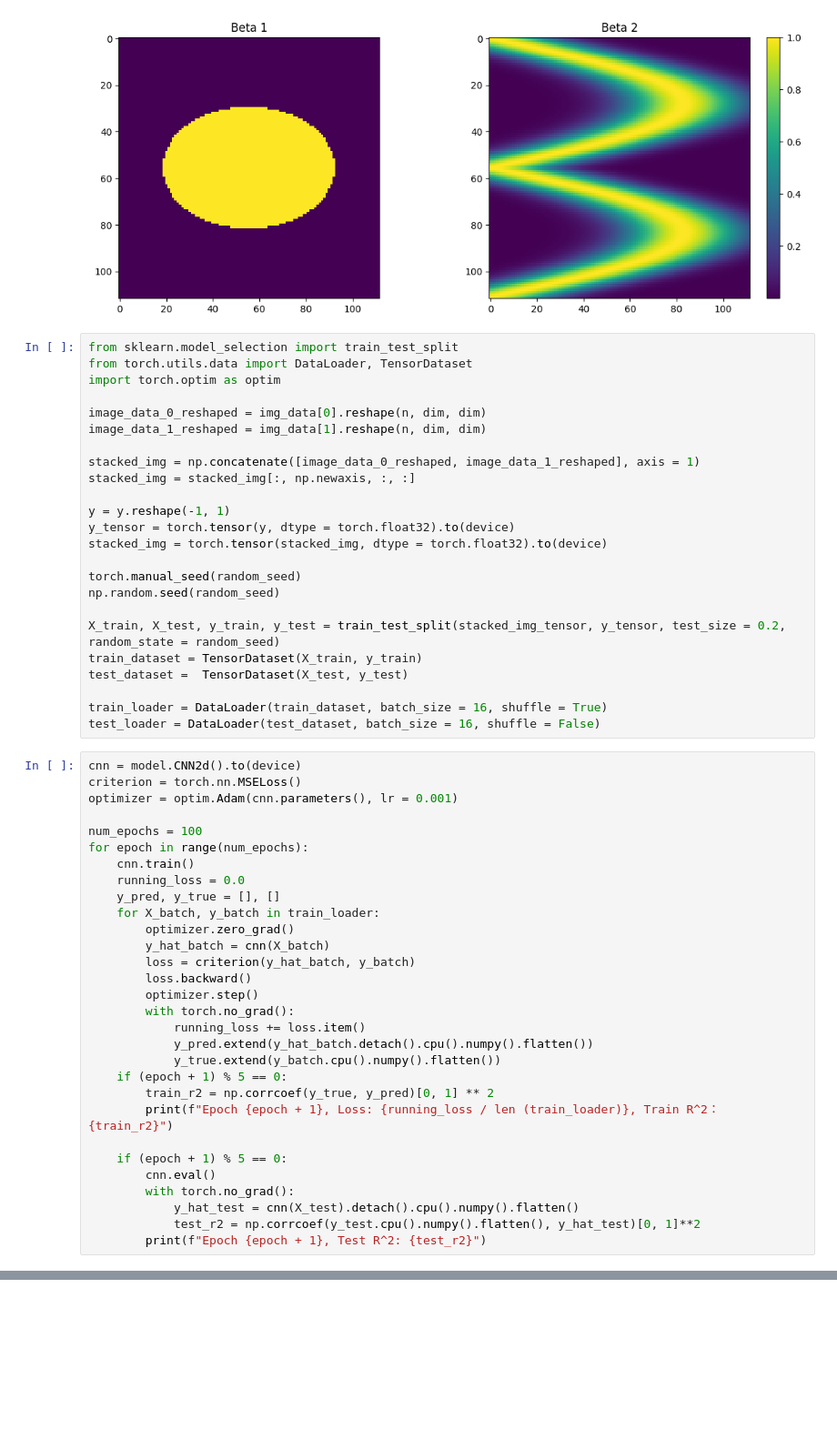
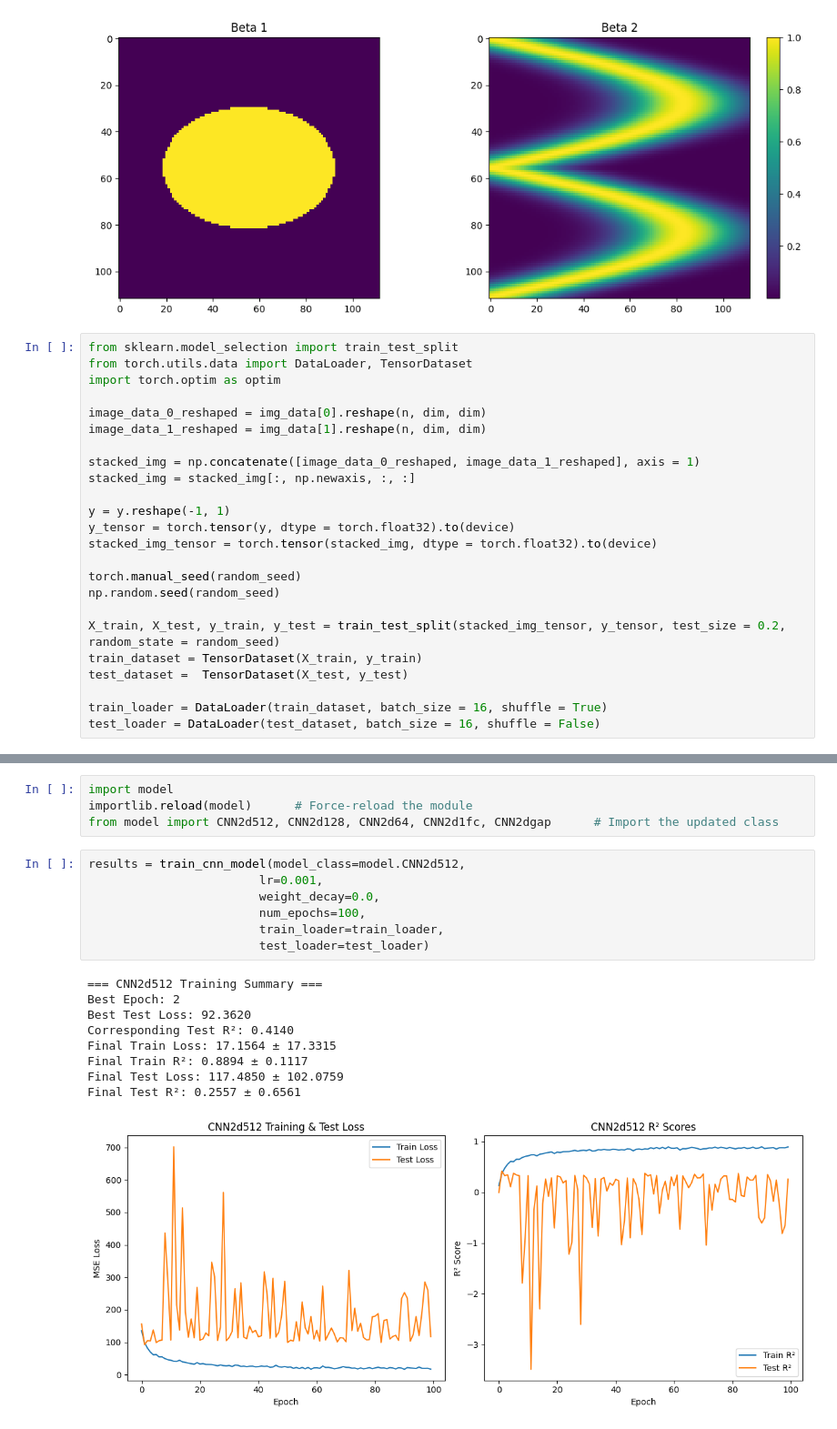
Before and after one commit to HaoyuGu1/classic_neural_networks, a Jupyter notebook: train.ipynb, the cells around one changed output, grey strips where cells are left out. Shown at 91% size. Saved outputs shown, nothing was run; the diff lists cells and outputs as text; blank space fills up the shorter version.

Commit message:
v4 15 training sessions

```diff
--- a/train.ipynb
+++ b/train.ipynb
@@ -36,7 +38,7 @@ stacked_img = stacked_img[:, np.newaxis, :, :]
 
 y = y.reshape(-1, 1)
 y_tensor = torch.tensor(y, dtype = torch.float32).to(device)
-stacked_img = torch.tensor(stacked_img, dtype = torch.float32).to(device)
+stacked_img_tensor = torch.tensor(stacked_img, dtype = torch.float32).to(device)
 
 torch.manual_seed(random_seed)
 np.random.seed(random_seed)
@@ -47,33 +49,3 @@ test_dataset =  TensorDataset(X_test, y_test)
 
 train_loader = DataLoader(train_dataset, batch_size = 16, shuffle = True)
 test_loader = DataLoader(test_dataset, batch_size = 16, shuffle = False)
-# %%
-cnn = model.CNN2d().to(device)
-criterion = torch.nn.MSELoss()
-optimizer = optim.Adam(cnn.parameters(), lr = 0.001)
-
-num_epochs = 100
-for epoch in range(num_epochs):
-    cnn.train()
-    running_loss = 0.0
-    y_pred, y_true = [], []
-    for X_batch, y_batch in train_loader:
-        optimizer.zero_grad()
-        y_hat_batch = cnn(X_batch)
-        loss = criterion(y_hat_batch, y_batch)
-        loss.backward()
-        optimizer.step()
-        with torch.no_grad():
-            running_loss += loss.item()
-            y_pred.extend(y_hat_batch.detach().cpu().numpy().flatten())
-            y_true.extend(y_batch.cpu().numpy().flatten())
-    if (epoch + 1) % 5 == 0:
-        train_r2 = np.corrcoef(y_true, y_pred)[0, 1] ** 2
-        print(f"Epoch {epoch + 1}, Loss: {running_loss / len (train_loader)}, Train R^2： {train_r2}")
-
-    if (epoch + 1) % 5 == 0:
-        cnn.eval()
-        with torch.no_grad():
-            y_hat_test = cnn(X_test).detach().cpu().numpy().flatten()
-            test_r2 = np.corrcoef(y_test.cpu().numpy().flatten(), y_hat_test)[0, 1]**2
-        print(f"Epoch {epoch + 1}, Test R^2: {test_r2}")
@@ -97,0 +211,21 @@ Epoch 100, Test R^2: 0.39928745320873976
+# %%
+import model
+importlib.reload(model)      # Force-reload the module
+from model import CNN2d512, CNN2d128, CNN2d64, CNN2d1fc, CNN2dgap      # Import the updated class
+# %%
+results = train_cnn_model(model_class=model.CNN2d512,
+                        lr=0.001,
+                        weight_decay=0.0,
+                        num_epochs=100,
+                        train_loader=train_loader,
+                        test_loader=test_loader)
+# %% [output]
+=== CNN2d512 Training Summary ===
+Best Epoch: 2
+Best Test Loss: 92.3620
+Corresponding Test R²: 0.4140
+Final Train Loss: 17.1564 ± 17.3315
+Final Train R²: 0.8894 ± 0.1117
+Final Test Loss: 117.4850 ± 102.0759
+Final Test R²: 0.2557 ± 0.6561
+[figure, added]
```
Also changed, not shown: parts of 17 cells of this notebook, 2 other files.
